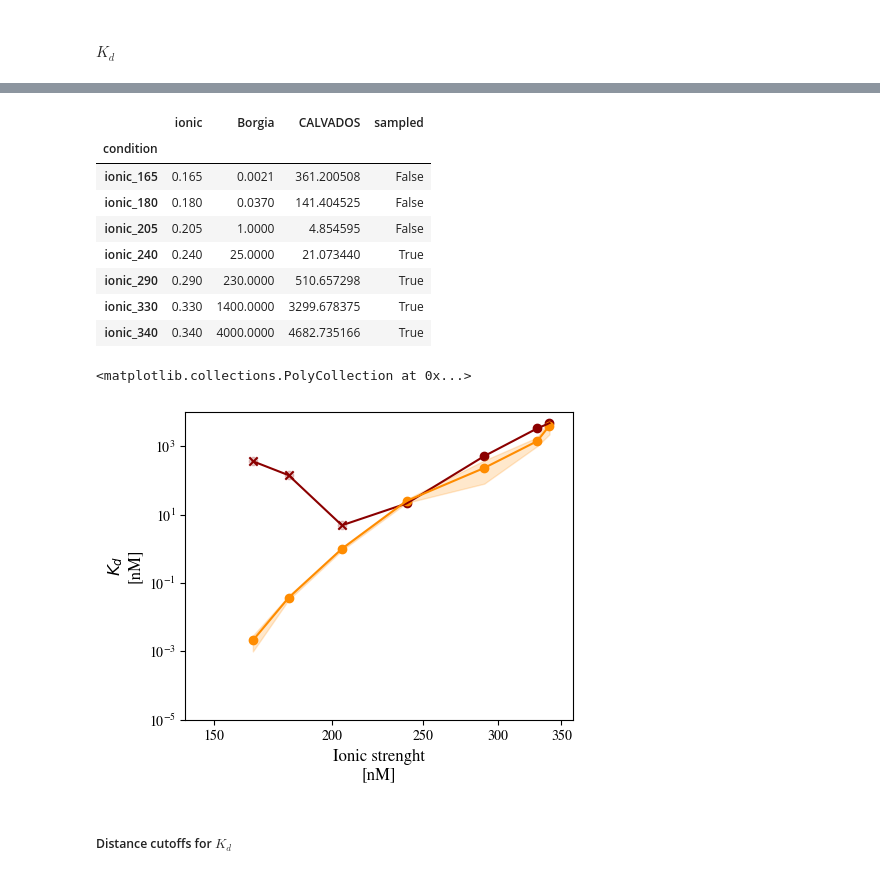
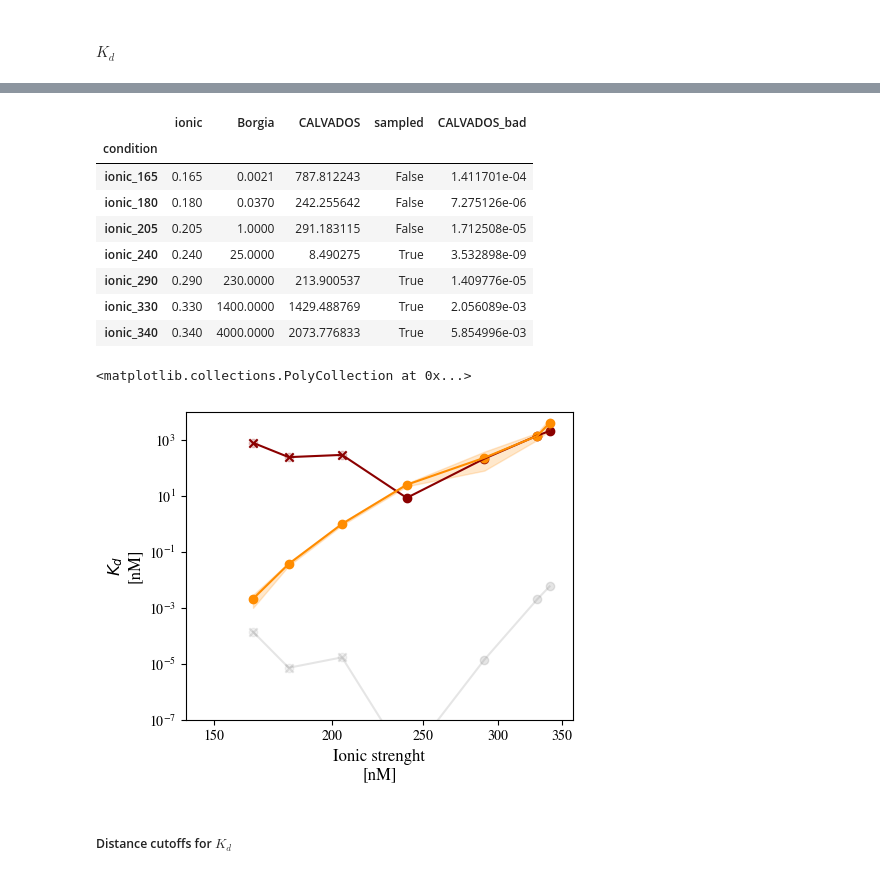
Before and after one commit to frederikespersen/OrthoIDP, a Jupyter notebook: exp/prota_h1-0/prota_h1-0.ipynb, the cells around one changed output, grey strips where cells are left out. Saved outputs shown, nothing was run; the diff lists cells and outputs as text; code cells hidden in the pictures.

```diff
--- a/exp/prota_h1-0/prota_h1-0.ipynb
+++ b/exp/prota_h1-0/prota_h1-0.ipynb
@@ -159,0 +162,3 @@ Name: q, dtype: int64
+# %%
+metadata = analyse_utils.load_metadata('prota_h1-0.json')
+metadata
@@ -193,7 +261,7 @@ data
 #### $K_d$
 # %%
 # Calculating Kds and assessing proper sampling
-Kds = data.groupby('condition').apply(lambda df: analyse_utils.compute_Kd(df['Total energy [kJ/mol]'], df['Center of mass distance [nm]'], df['T'], 100))
+Kds = data.groupby('condition').apply(lambda df: analyse_utils.compute_Kd(df['Total energy [kJ/mol]'], df['Center of mass distance [nm]'], df['T'].min(), 100))
 cutoff = 4
 Kds = pd.DataFrame({
     "ionic": data.groupby('condition').ionic.max(),
@@ -201,4 +269,5 @@ Kds = pd.DataFrame({
     "CALVADOS": Kds,
     "sampled": data.groupby('condition').apply(lambda df: any(df['Minimum interresidue distance [nm]'] > cutoff))
 })
+Kds['CALVADOS_bad'] = [0.00014117008777807296, 7.275126178609829e-06, 1.7125076083608505e-05, 3.5328977447634696e-09, 1.4097759891230229e-05, 0.002056088955659365, 0.00585499585180522]
 # %% [output]
@@ -212,12 +287,12 @@ Kds = pd.DataFrame({
 # %%
 Kds
 # %% [output]
-|  | ionic | Borgia | CALVADOS | sampled |
-| condition |  |  |  |  |
-| ionic_165 | 0.165 | 0.0021 | 361.200508 | False |
-| ionic_180 | 0.180 | 0.0370 | 141.404525 | False |
-| ionic_205 | 0.205 | 1.0000 | 4.854595 | False |
-| ionic_240 | 0.240 | 25.0000 | 21.073440 | True |
-| ionic_290 | 0.290 | 230.0000 | 510.657298 | True |
-| ionic_330 | 0.330 | 1400.0000 | 3299.678375 | True |
-| ionic_340 | 0.340 | 4000.0000 | 4682.735166 | True |
+|  | ionic | Borgia | CALVADOS | sampled | CALVADOS_bad |
+| condition |  |  |  |  |  |
+| ionic_165 | 0.165 | 0.0021 | 787.812243 | False | 1.411701e-04 |
+| ionic_180 | 0.180 | 0.0370 | 242.255642 | False | 7.275126e-06 |
+| ionic_205 | 0.205 | 1.0000 | 291.183115 | False | 1.712508e-05 |
+| ionic_240 | 0.240 | 25.0000 | 8.490275 | True | 3.532898e-09 |
+| ionic_290 | 0.290 | 230.0000 | 213.900537 | True | 1.409776e-05 |
+| ionic_330 | 0.330 | 1400.0000 | 1429.488769 | True | 2.056089e-03 |
+| ionic_340 | 0.340 | 4000.0000 | 2073.776833 | True | 5.854996e-03 |
@@ -240,26 +299,35 @@ CALVADOS_errors = np.array([Kd_stderrs, Kd_stderrs])
 # %%
 # Plotting results
 plt.figure(figsize=(5,4))
 
 plt.xlim(0.140,0.360)
-plt.ylim(1e-5, 1e4)
+plt.ylim(1e-7, 1e4)
 plt.xlabel("Ionic strenght\n[nM]", fontsize=12)
 plt.ylabel("$K_d$\n[nM]", fontsize=12)
 plt.yscale('log')
 plt.xscale('log')
 plt.xticks([0.150, 0.200, 0.250, 0.300, 0.350], [150, 200, 250, 300, 350])
 
 plt.plot(Kds.ionic, Kds.CALVADOS, color='darkred')
 plt.scatter(Kds[~Kds.sampled].ionic, Kds[~Kds.sampled].CALVADOS,  marker='x', color='darkred')
 plt.scatter(Kds[~Kds.sampled].ionic, Kds[~Kds.sampled].CALVADOS, color='darkred', alpha=0.2)
 plt.scatter(Kds[Kds.sampled].ionic, Kds[Kds.sampled].CALVADOS, color='darkred')
 
+
+plt.plot(Kds.ionic, Kds.CALVADOS_bad, color='grey', alpha=0.2)
+plt.scatter(Kds[~Kds.sampled].ionic, Kds[~Kds.sampled].CALVADOS_bad,  marker='x', color='grey', alpha=0.2)
+plt.scatter(Kds[~Kds.sampled].ionic, Kds[~Kds.sampled].CALVADOS_bad, color='grey', alpha=0.1)
+plt.scatter(Kds[Kds.sampled].ionic, Kds[Kds.sampled].CALVADOS_bad, color='grey', alpha=0.2)
+
+
+Borgia_errors = np.array([[1.1e-3, 5e-3, 0.1, 3, 1.5e2, 0.4e3, 1.8e3],
+                          [0.8e-3, 5e-3, 0.1, 3, 1.5e2, 0.4e3, 1.8e3]])
 plt.scatter(Kds.ionic, Kds.Borgia,color='darkorange')
 plt.plot(Kds.ionic, Kds.Borgia, color='darkorange')
 plt.fill_between(Kds.ionic, Kds.Borgia-Borgia_errors[0], Kds.Borgia+Borgia_errors[1], color='darkorange', alpha=0.2)
 # %% [output]
 <matplotlib.collections.PolyCollection at 0x...>
-[figure, old version]
+[figure, new version]
 # %% [markdown]
 ##### Distance cutoffs for $K_d$
 # %%
```
Also changed, not shown: parts of 11 cells of this notebook, 7 other files.
